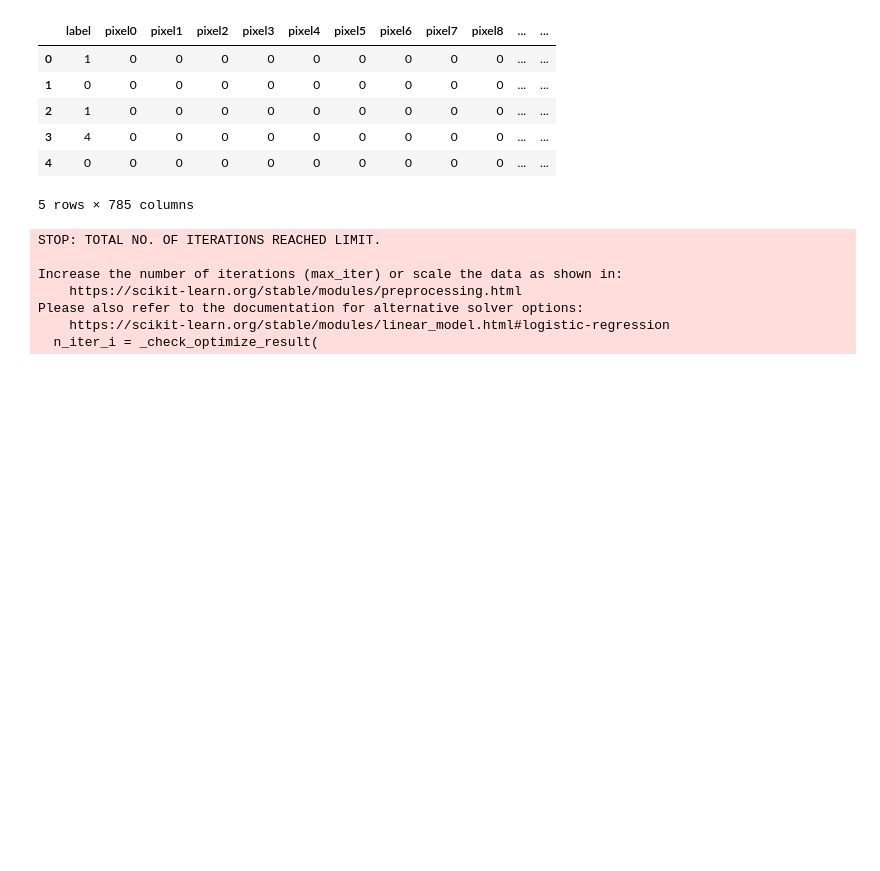
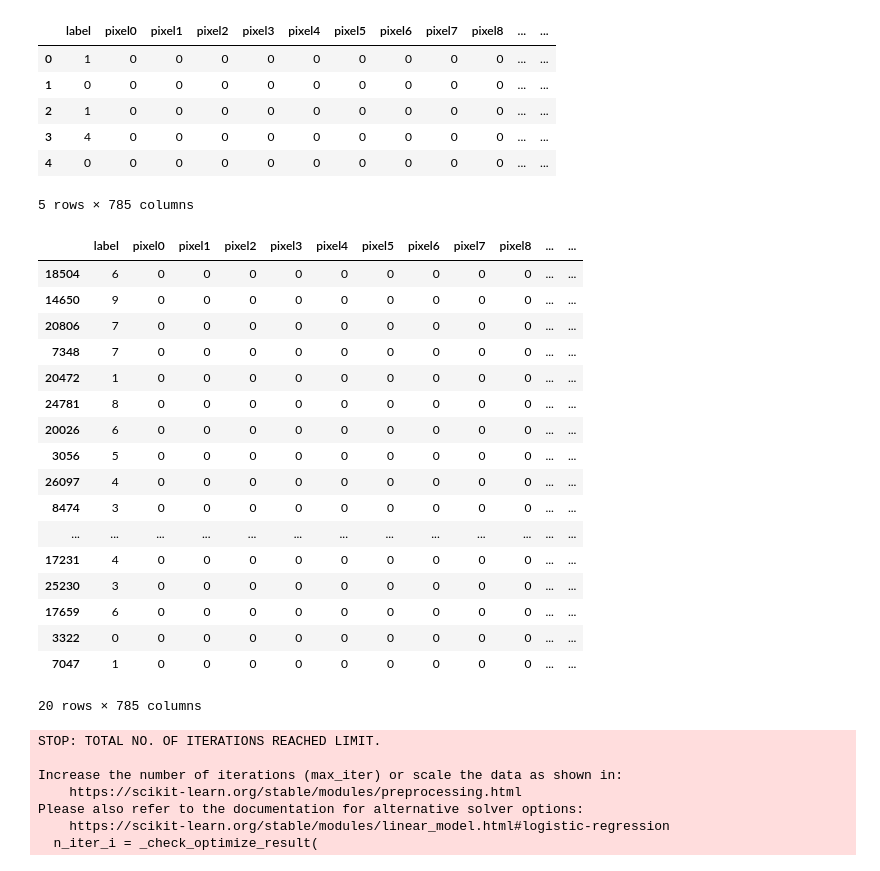
Before and after one commit to Harshkumar-2024/100-days-of-machine-learning, a Jupyter notebook: day59-classification-metrics/classification-metrics-multi-mnist1.ipynb, the cells around one changed output. Drawn from its saved outputs; the diff is of its cells as text; code cells hidden in the pictures; blank space fills up the shorter version.

```diff
--- a/day59-classification-metrics/classification-metrics-multi-mnist1.ipynb
+++ b/day59-classification-metrics/classification-metrics-multi-mnist1.ipynb
@@ -13,6 +13,27 @@ df.head()
 | 3 | 4 | 0 | 0 | 0 | 0 | 0 | 0 | 0 | 0 | 0 | ... | ... |
 | 4 | 0 | 0 | 0 | 0 | 0 | 0 | 0 | 0 | 0 | 0 | ... | ... |
 5 rows × 785 columns
+# %%
+df.sample(20)
+# %% [output]
+|  | label | pixel0 | pixel1 | pixel2 | pixel3 | pixel4 | pixel5 | pixel6 | pixel7 | pixel8 | ... | ... |
+| 18504 | 6 | 0 | 0 | 0 | 0 | 0 | 0 | 0 | 0 | 0 | ... | ... |
+| 14650 | 9 | 0 | 0 | 0 | 0 | 0 | 0 | 0 | 0 | 0 | ... | ... |
+| 20806 | 7 | 0 | 0 | 0 | 0 | 0 | 0 | 0 | 0 | 0 | ... | ... |
+| 7348 | 7 | 0 | 0 | 0 | 0 | 0 | 0 | 0 | 0 | 0 | ... | ... |
+| 20472 | 1 | 0 | 0 | 0 | 0 | 0 | 0 | 0 | 0 | 0 | ... | ... |
+| 24781 | 8 | 0 | 0 | 0 | 0 | 0 | 0 | 0 | 0 | 0 | ... | ... |
+| 20026 | 6 | 0 | 0 | 0 | 0 | 0 | 0 | 0 | 0 | 0 | ... | ... |
+| 3056 | 5 | 0 | 0 | 0 | 0 | 0 | 0 | 0 | 0 | 0 | ... | ... |
+| 26097 | 4 | 0 | 0 | 0 | 0 | 0 | 0 | 0 | 0 | 0 | ... | ... |
+| 8474 | 3 | 0 | 0 | 0 | 0 | 0 | 0 | 0 | 0 | 0 | ... | ... |
+| ... | ... | ... | ... | ... | ... | ... | ... | ... | ... | ... | ... | ... |
+| 17231 | 4 | 0 | 0 | 0 | 0 | 0 | 0 | 0 | 0 | 0 | ... | ... |
+| 25230 | 3 | 0 | 0 | 0 | 0 | 0 | 0 | 0 | 0 | 0 | ... | ... |
+| 17659 | 6 | 0 | 0 | 0 | 0 | 0 | 0 | 0 | 0 | 0 | ... | ... |
+| 3322 | 0 | 0 | 0 | 0 | 0 | 0 | 0 | 0 | 0 | 0 | ... | ... |
+| 7047 | 1 | 0 | 0 | 0 | 0 | 0 | 0 | 0 | 0 | 0 | ... | ... |
+20 rows × 785 columns
 # %%
 from sklearn.model_selection import train_test_split
 X_train,X_test,y_train,y_test = train_test_split(df.iloc[:,1:],df.iloc[:,0],test_size=0.2,random_state=2)
```
